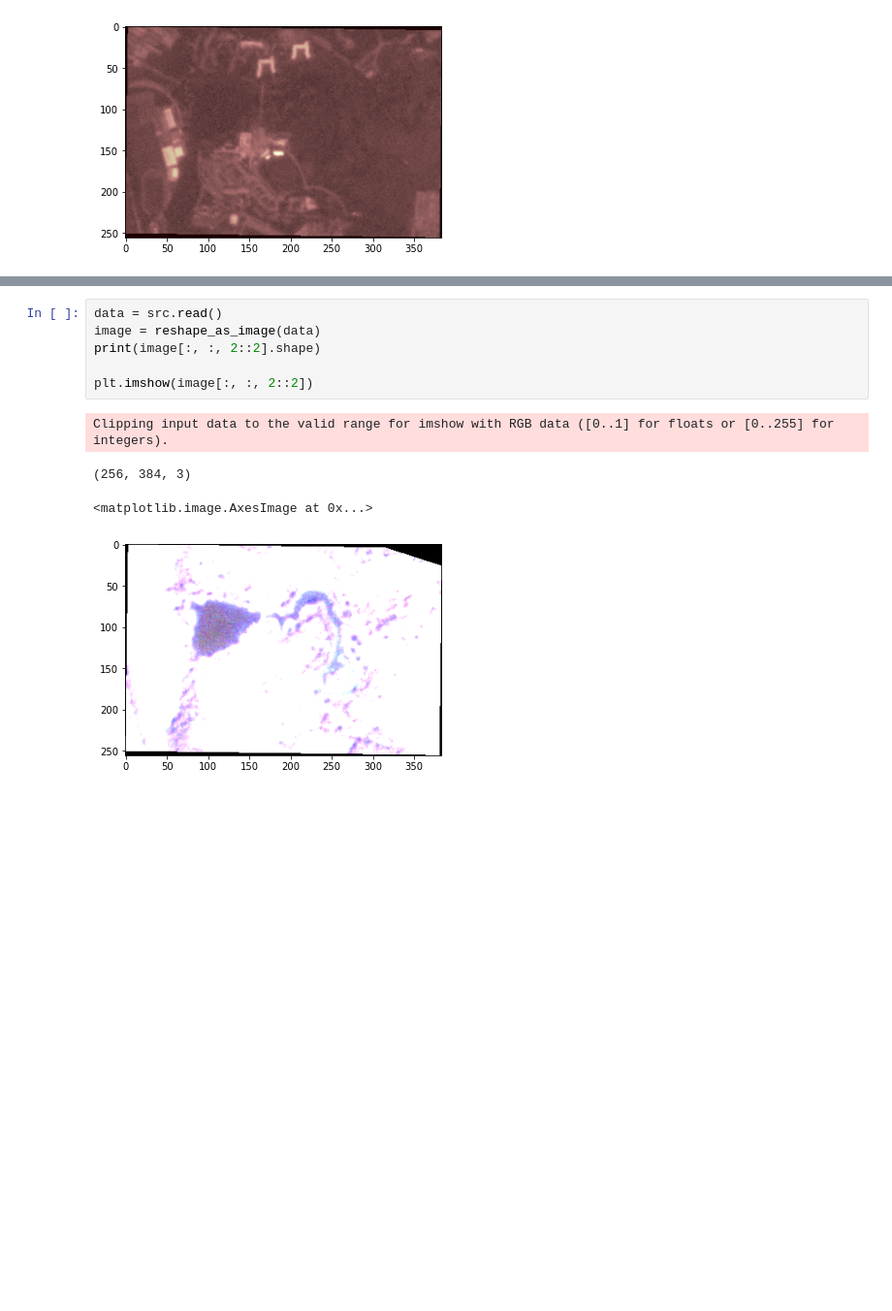
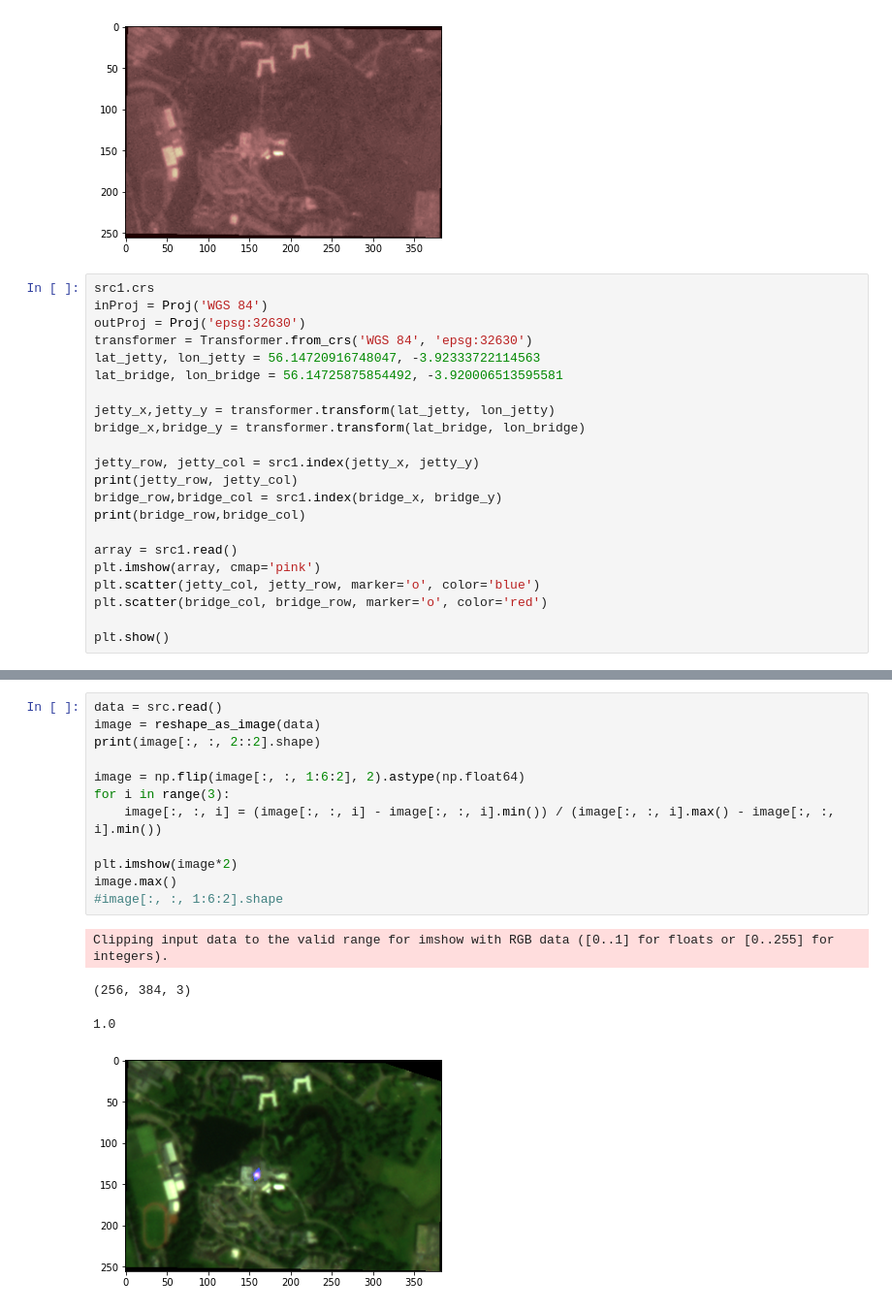
Before and after one commit to scmc72/DALEC_processing, a Jupyter notebook: investigatingSuperDovesSR.ipynb, the cells around one changed output, grey strips where cells are left out. Shown: that part at 97% size. Cells and saved outputs as stored; diff of their text form; blank space fills up the shorter version.

```diff
--- a/investigatingSuperDovesSR.ipynb
+++ b/investigatingSuperDovesSR.ipynb
@@ -17,3 +20,25 @@ plt.imshow(array, cmap='pink')
 plt.show()
 # %% [output]
 [figure]
+# %%
+src1.crs
+inProj = Proj('WGS 84')
+outProj = Proj('epsg:32630')
+transformer = Transformer.from_crs('WGS 84', 'epsg:32630')
+lat_jetty, lon_jetty = 56.14720916748047, -3.92333722114563
+lat_bridge, lon_bridge = 56.14725875854492, -3.920006513595581
+
+jetty_x,jetty_y = transformer.transform(lat_jetty, lon_jetty)
+bridge_x,bridge_y = transformer.transform(lat_bridge, lon_bridge)
+
+jetty_row, jetty_col = src1.index(jetty_x, jetty_y)
+print(jetty_row, jetty_col)
+bridge_row,bridge_col = src1.index(bridge_x, bridge_y)
+print(bridge_row,bridge_col)
+
+array = src1.read()
+plt.imshow(array, cmap='pink')
+plt.scatter(jetty_col, jetty_row, marker='o', color='blue')
+plt.scatter(bridge_col, bridge_row, marker='o', color='red')
+
+plt.show()
@@ -20,14 +160,20 @@ plt.show()
 # %%
 data = src.read()
 image = reshape_as_image(data)
 print(image[:, :, 2::2].shape)
 
-plt.imshow(image[:, :, 2::2])
+image = np.flip(image[:, :, 1:6:2], 2).astype(np.float64)
+for i in range(3):
+    image[:, :, i] = (image[:, :, i] - image[:, :, i].min()) / (image[:, :, i].max() - image[:, :, i].min())
+
+plt.imshow(image*2)
+image.max()
+#image[:, :, 1:6:2].shape
 # %% [output]
 Clipping input data to the valid range for imshow with RGB data ([0..1] for floats or [0..255] for integers).
 (256, 384, 3)
-<matplotlib.image.AxesImage at 0x...>
+1.0
-[figure, old version]
+[figure, new version]
 # %%
 data = src1.read()
 image = reshape_as_image(data)
```
Also changed, not shown: parts of 13 cells of this notebook, 1 other file.
